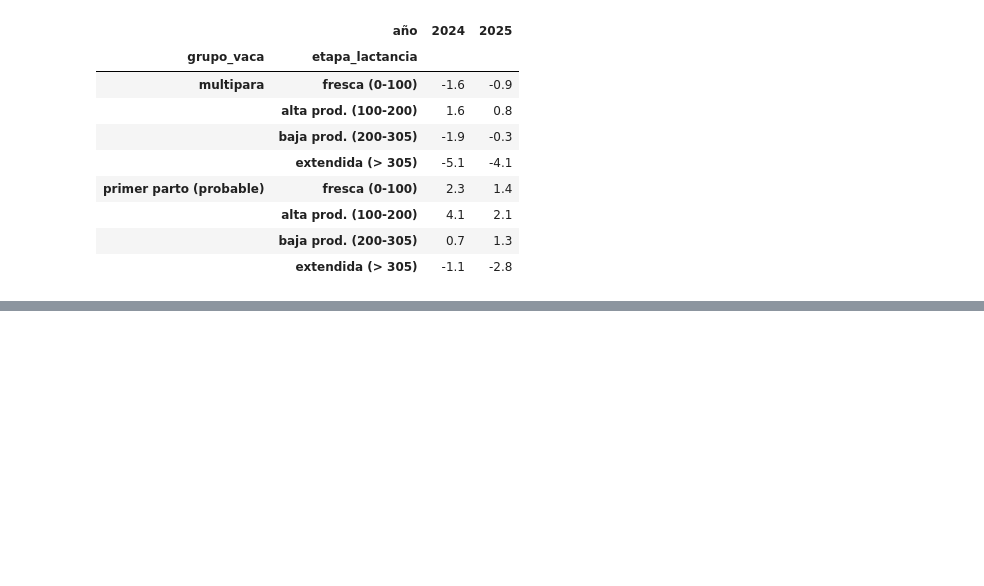
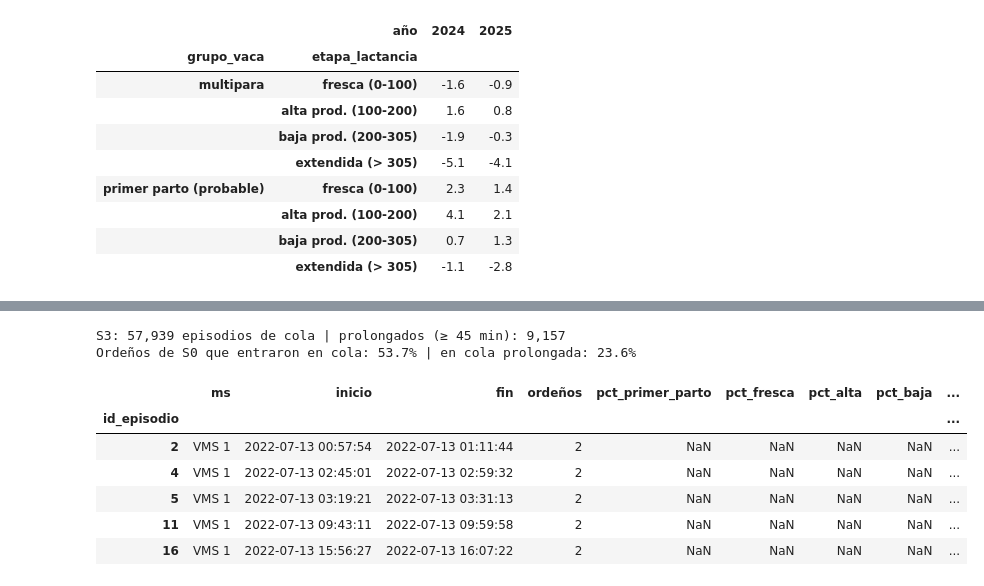
Before and after one commit to kamimartinez/VMS-prediction, a Jupyter notebook: notebooks/data/DataUnderstanding.ipynb, the cells around one changed output, grey strips where cells are left out. Drawn from its saved outputs; the diff is of its cells as text; code cells hidden in the pictures; blank space fills up the shorter version.

```diff
--- a/notebooks/data/DataUnderstanding.ipynb
+++ b/notebooks/data/DataUnderstanding.ipynb
@@ -1474,7 +1545,7 @@ AÑOS_COMPARAR = [2024, 2025]
 
 # ¿La vaca entro al robot justo despues de otro ordeño? (el ordeño anterior en el mismo robot tuvo posible cola)
 s = s.sort_values(["ms", "hora_inicio"])
-s["entro_en_cola"] = s.groupby("ms")["posible_cola"].shift(1).fillna(False).astype(bool)
+s["entro_en_cola"] = s.groupby("ms")["posible_cola"].shift(1).astype("boolean").fillna(False).astype(bool)
 
 def datos_año(año):
     d_año = df[df["hora_inicio"].dt.year == año]
@@ -2000,0 +2088,15 @@ Entrada en cola vs promedio del mes (puntos porcentuales) por año:
+# %%
+# ==== 24.0 Parámetros de los subconjuntos ====
+UMBRAL_COLA_MIN = 2            # hueco máximo (min) entre ordeños para considerar que la vaca estaba esperando
+UMBRAL_PROLONGADA_MIN = 45     # duración mínima (min) de un episodio para considerarlo cola prolongada (provisional)
+MIN_DURACION, MAX_DURACION = 1, 30   # duraciones fuera de este rango se consideran error de registro
+VENTANA = "30min"              # tamaño de ventana para S1
+HORAS_ALIMENTO = [7.5, 14.5]   # 7:30 y 14:30 h
+VENTANA_ALIMENTO_H = 2         # horas después del alimento que se consideran "cerca del alimento" en S5
+
+def min_desde_alimento(ts):
+    """Minutos transcurridos desde el último horario de alimentación."""
+    h = ts.dt.hour + ts.dt.minute / 60
+    ultimo = np.select([h >= HORAS_ALIMENTO[1], h >= HORAS_ALIMENTO[0]],
+                       [HORAS_ALIMENTO[1], HORAS_ALIMENTO[0]], default=HORAS_ALIMENTO[1] - 24)
+    return ((h - ultimo) * 60).round(1)
@@ -2000,0 +2157,48 @@ Entrada en cola vs promedio del mes (puntos porcentuales) por año:
+# %%
+# ==== 24.2 S3: Episodios de cola ====
+# Un ordeño continúa el episodio si entró ≤ UMBRAL_COLA_MIN min después del anterior en el mismo robot
+s0["continua"] = s0["libre_previo_min"].between(-1, UMBRAL_COLA_MIN)
+s0["id_episodio"] = (~s0["continua"]).cumsum()          # s0 está ordenado por robot y hora
+s0["posicion_episodio"] = s0.groupby("id_episodio").cumcount()   # 0 = abrió el episodio (no esperó)
+
+s3 = (s0.groupby("id_episodio")
+        .agg(ms=("ms", "first"),
+             inicio=("hora_inicio", "min"),
+             fin=("fin", "max"),
+             ordeños=("id_vaca", "size"),
+             pct_primer_parto=("es_primer_parto", "mean"),
+             pct_fresca=("es_fresca", "mean"),
+             pct_alta=("es_alta", "mean"),
+             pct_baja=("es_baja", "mean"),
+             pct_extendida=("es_extendida", "mean"),
+             vacas_activas_dia=("vacas_activas_dia", "first")))
+pct_cols = ["pct_primer_parto", "pct_fresca", "pct_alta", "pct_baja", "pct_extendida"]
+s3[pct_cols] = (s3[pct_cols] * 100).round(1)
+s3["vacas_en_cola"] = s3["ordeños"] - 1
+s3 = s3[s3["vacas_en_cola"] >= 1].copy()                 # solo episodios con al menos 1 vaca esperando
+s3["duracion_episodio_min"] = (s3["fin"] - s3["inicio"]).dt.total_seconds() / 60
+s3["prolongada"] = s3["duracion_episodio_min"] >= UMBRAL_PROLONGADA_MIN
+s3["fecha"] = s3["inicio"].dt.normalize()
+s3["hora"] = s3["inicio"].dt.hour
+s3["dia_semana"] = s3["inicio"].dt.dayofweek
+s3["año"] = s3["inicio"].dt.year
+s3["min_desde_alimento"] = min_desde_alimento(s3["inicio"])
+
+# Etiquetas a nivel ordeño
+s0["entro_en_cola"] = (s0["posicion_episodio"] > 0) & s0["id_episodio"].isin(s3.index)
+s0["entro_en_cola_prolongada"] = s0["entro_en_cola"] & s0["id_episodio"].map(s3["prolongada"]).eq(True)
+
+print(f"S3: {len(s3):,} episodios de cola | prolongados (≥ {UMBRAL_PROLONGADA_MIN} min): {s3['prolongada'].sum():,}")
+print(f"Ordeños de S0 que entraron en cola: {s0['entro_en_cola'].mean():.1%} | "
+      f"en cola prolongada: {s0['entro_en_cola_prolongada'].mean():.1%}")
+display(s3.head())
+# %% [output]
+S3: 57,939 episodios de cola | prolongados (≥ 45 min): 9,157
+Ordeños de S0 que entraron en cola: 53.7% | en cola prolongada: 23.6%
+|  | ms | inicio | fin | ordeños | pct_primer_parto | pct_fresca | pct_alta | pct_baja | ... |
+| id_episodio |  |  |  |  |  |  |  |  | ... |
+| 2 | VMS 1 | 2022-07-13 00:57:54 | 2022-07-13 01:11:44 | 2 | NaN | NaN | NaN | NaN | ... |
+| 4 | VMS 1 | 2022-07-13 02:45:01 | 2022-07-13 02:59:32 | 2 | NaN | NaN | NaN | NaN | ... |
+| 5 | VMS 1 | 2022-07-13 03:19:21 | 2022-07-13 03:31:13 | 2 | NaN | NaN | NaN | NaN | ... |
+| 11 | VMS 1 | 2022-07-13 09:43:11 | 2022-07-13 09:59:58 | 2 | NaN | NaN | NaN | NaN | ... |
+| 16 | VMS 1 | 2022-07-13 15:56:27 | 2022-07-13 16:07:22 | 2 | NaN | NaN | NaN | NaN | ... |
```
Also changed, not shown: parts of 23 cells of this notebook.
